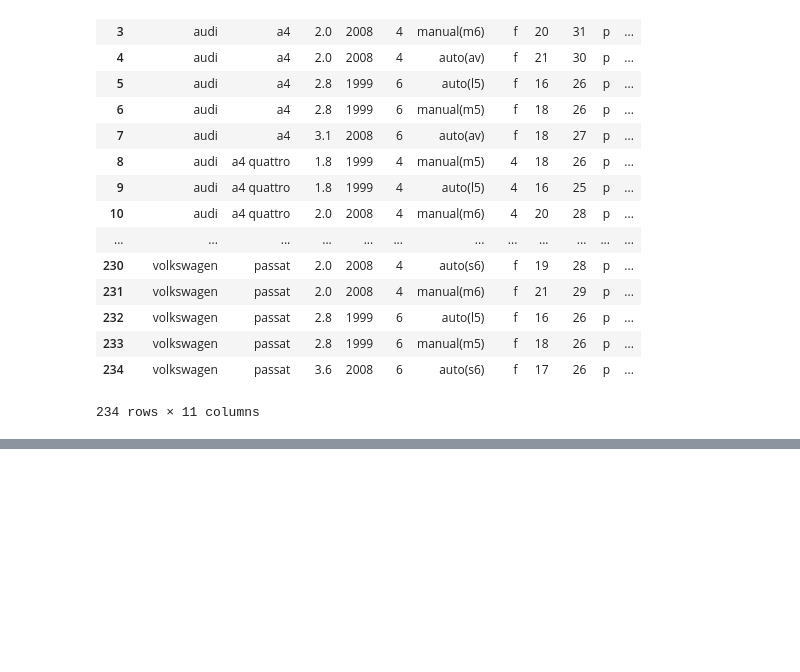
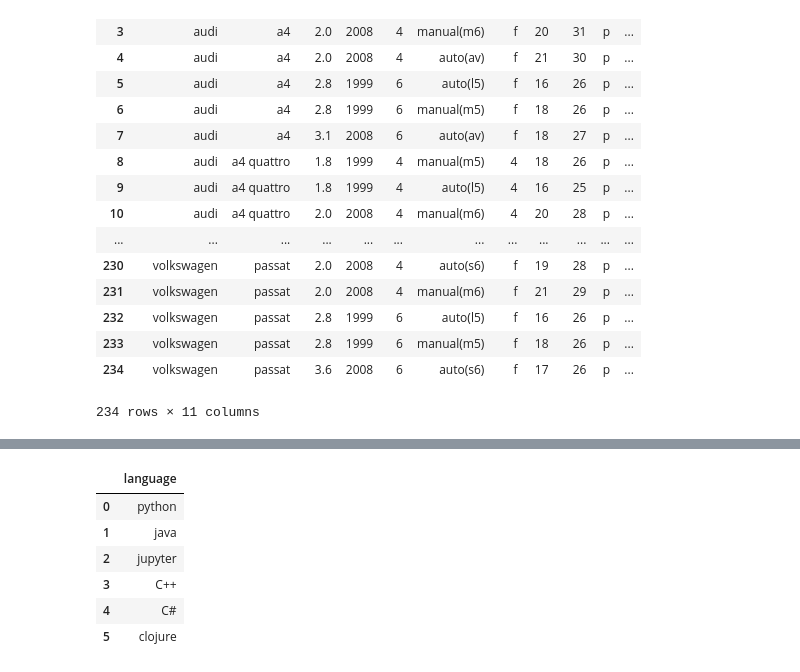
Before and after one commit to Jeff-Hutchins/ds-methodologies-exercises, a Jupyter notebook: spark/spark101.ipynb, the cells around one changed output, grey strips where cells are left out. Cells and saved outputs as stored; diff of their text form; code cells hidden in the pictures; blank space fills up the shorter version.

```diff
--- a/spark/spark101.ipynb
+++ b/spark/spark101.ipynb
@@ -135,0 +191,11 @@ pydataset.data('mpg')
+# %%
+pandas_dataframe = pd.DataFrame(pd.Series(data), columns=['language'])
+pandas_dataframe
+# %% [output]
+|  | language |
+| 0 | python |
+| 1 | java |
+| 2 | jupyter |
+| 3 | C++ |
+| 4 | C# |
+| 5 | clojure |
```
Also changed, not shown: parts of 19 cells of this notebook, 1 other file.
